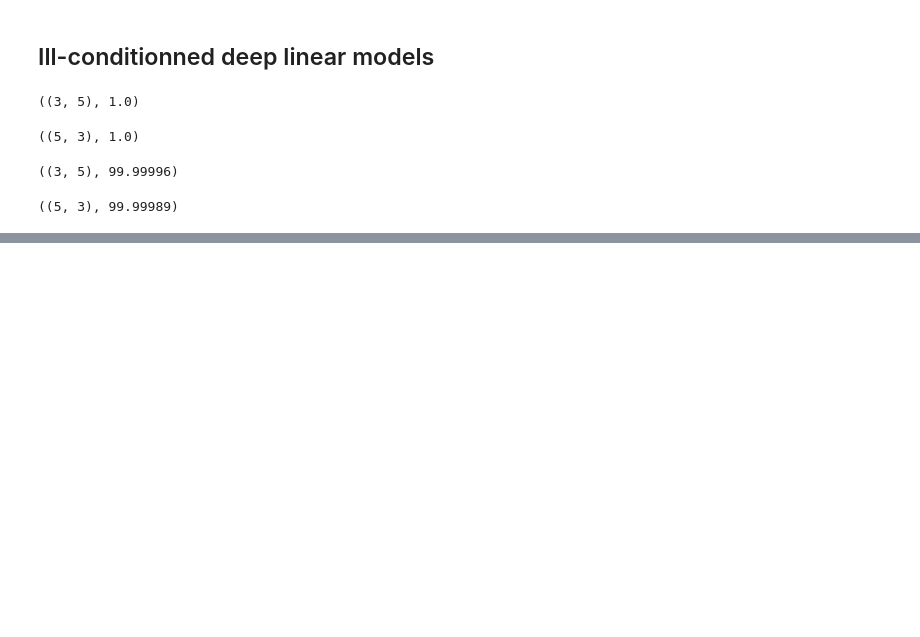
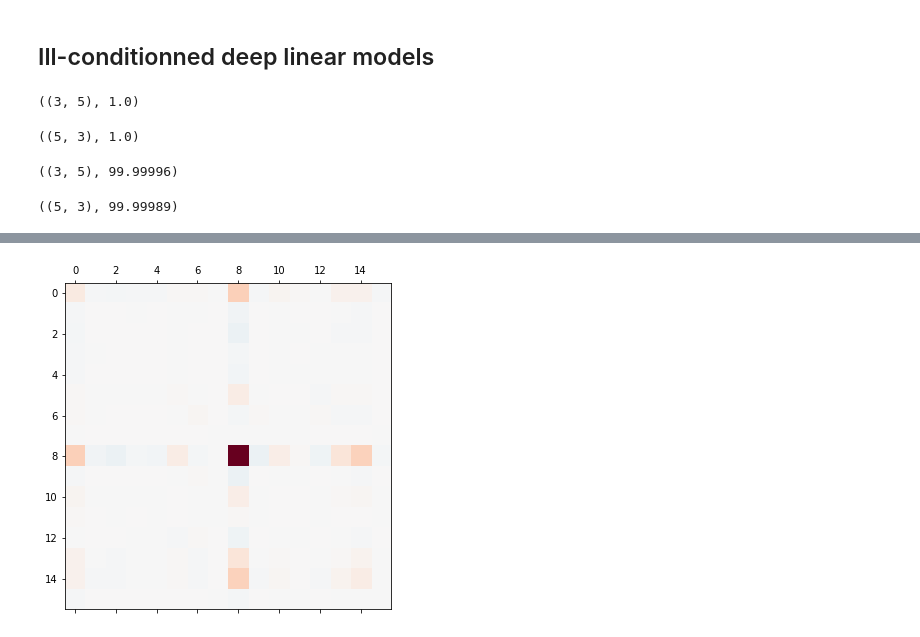
Before and after one commit to ogrisel/research, a Jupyter notebook: precision_matrices.ipynb, the cells around one changed output, grey strips where cells are left out. Cells and saved outputs as stored; diff of their text form; code cells hidden in the pictures; blank space fills up the shorter version.

```diff
--- a/precision_matrices.ipynb
+++ b/precision_matrices.ipynb
@@ -595,0 +605,4 @@ matshow(np.linalg.inv(collected_gradients.T @ collected_gradients))
+# %%
+matshow(prec_mat[:2 * 8, :2 * 8])
+# %% [output]
+[figure, added]
```
Also changed, not shown: parts of 25 cells of this notebook.
